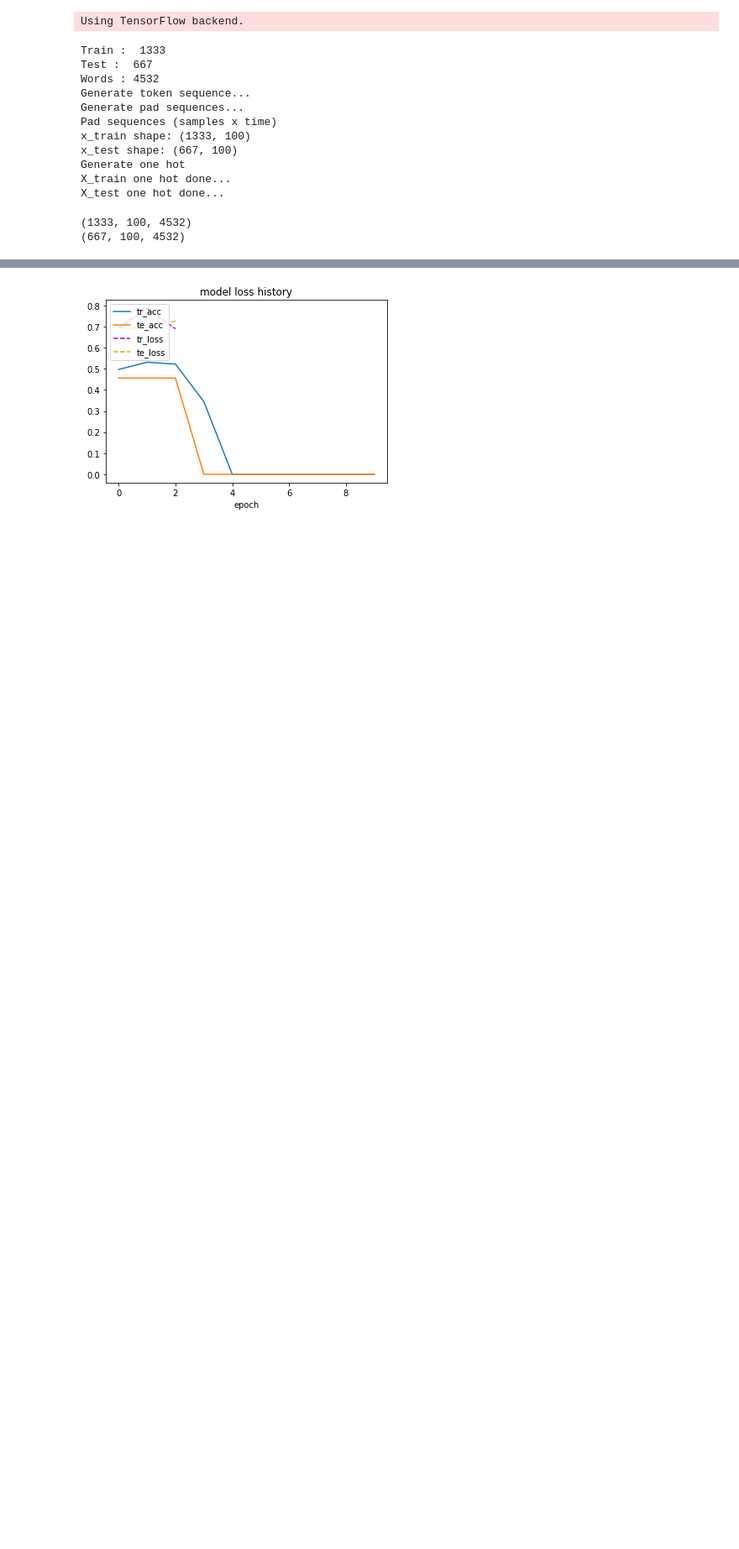
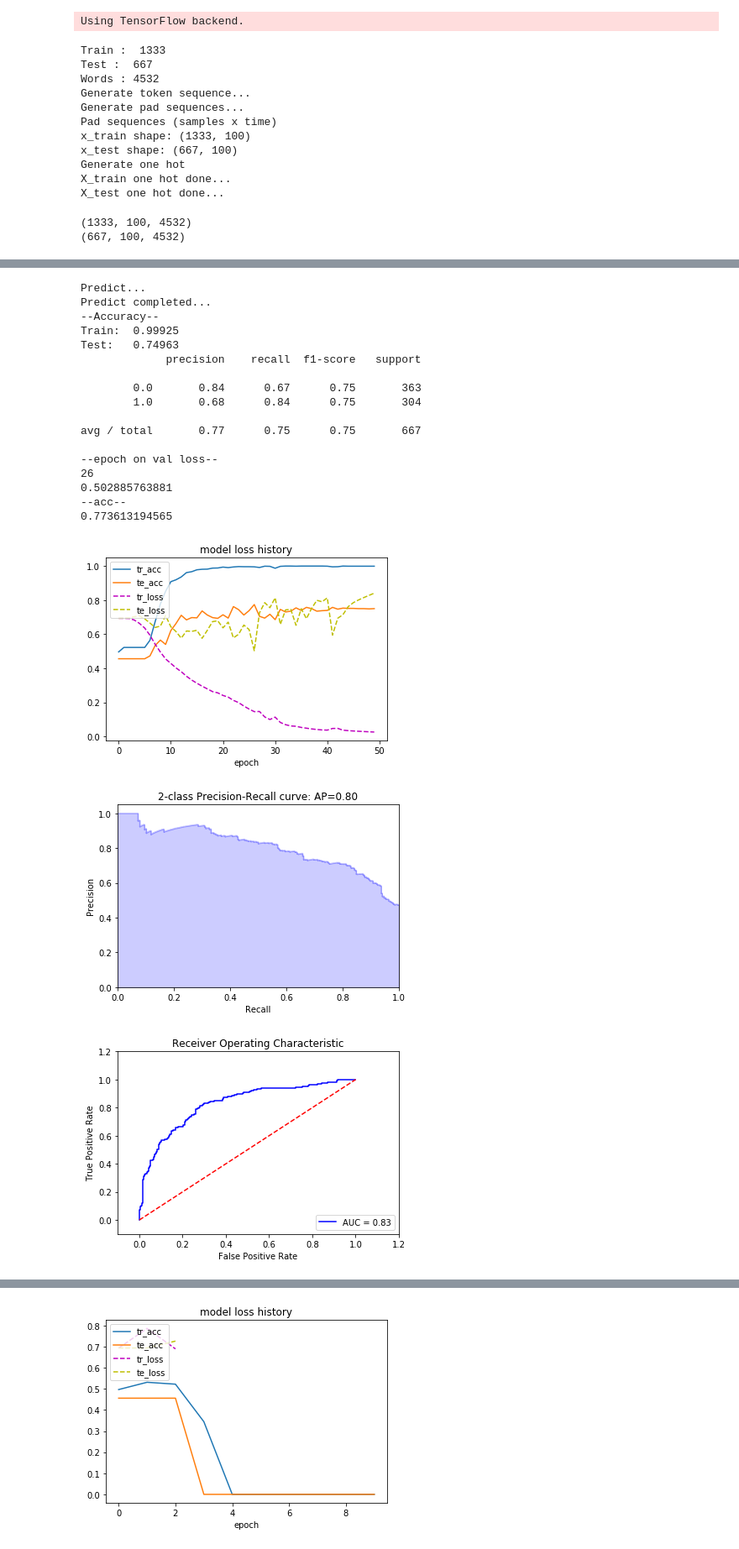
Before and after one commit to mrugami19/MovieReview, a Jupyter notebook: transparency-preprocessing-extraction/lstm.ipynb, the cells around one changed output, grey strips where cells are left out. Shown: that part at 84% size. Saved outputs shown, nothing was run; the diff lists cells and outputs as text; code cells hidden in the pictures; blank space fills up the shorter version.

```diff
--- a/transparency-preprocessing-extraction/lstm.ipynb
+++ b/transparency-preprocessing-extraction/lstm.ipynb
@@ -396,3 +377,30 @@ print(np.around(hist.history['val_acc'][n_epoch], 5))
+# %%
+# 5 hidden unit
+# tanh activation
+# maxlen=100
+
+model_plot(model, X_train_hot, y_train, X_test_hot, y_test)
+# %% [output]
+Predict...
+Predict completed...
+--Accuracy--
+Train:  0.99925
+Test:   0.74963
+             precision    recall  f1-score   support
+
+        0.0       0.84      0.67      0.75       363
+        1.0       0.68      0.84      0.75       304
+
+avg / total       0.77      0.75      0.75       667
+
+--epoch on val loss--
+26
+0.502885763881
+--acc--
+0.773613194565
+[figure, added]
+[figure, added]
+[figure, added]
 # %%
 hist_stack = np.vstack((hist.history['loss'],hist.history['acc'],hist.history['val_loss'],hist.history['val_acc']))
 for i in range(hist_stack.shape[1]):
```
Also changed, not shown: parts of 12 cells of this notebook, 5 other files.
